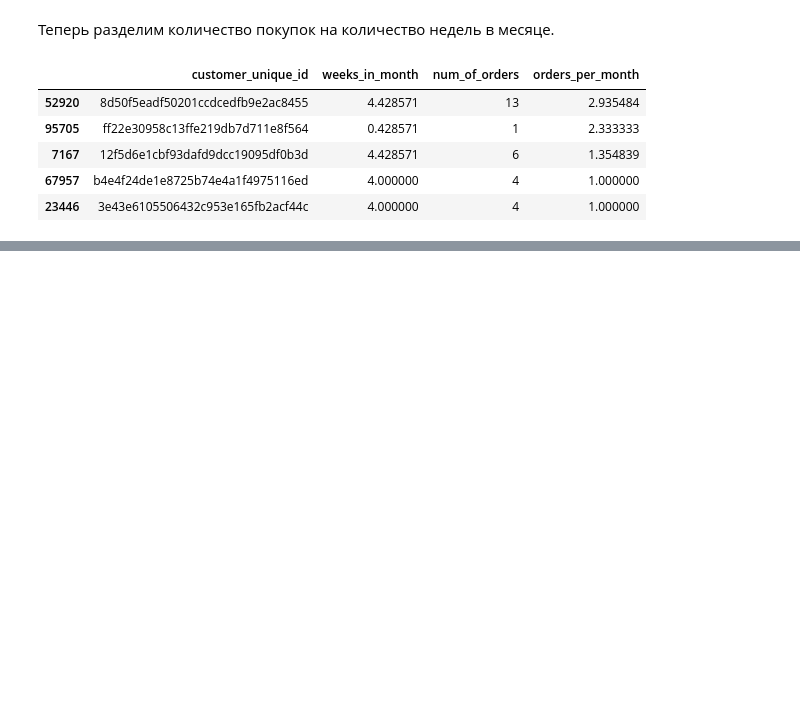
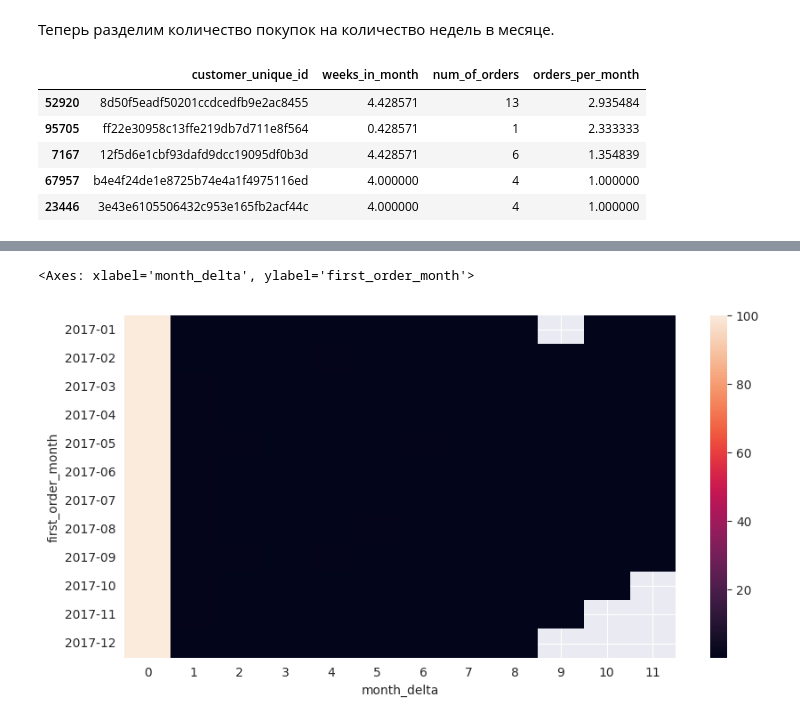
Before and after one commit to Terkinsss/karpov_courses_intermediate_project, a Jupyter notebook: Project.ipynb, the cells around one changed output, grey strips where cells are left out. Drawn from its saved outputs; the diff is of its cells as text; code cells hidden in the pictures; blank space fills up the shorter version.

```diff
--- a/Project.ipynb
+++ b/Project.ipynb
@@ -575,0 +685,8 @@ num_of_orders.sort_values('orders_per_month', ascending=False).head()
+# %%
+cohort_user_start_period = (cohort_uniq_users[cohort_uniq_users['month_delta']
+                        == 0][['first_order_month', 'amount_unique_customers']]
+                        .rename(columns={'amount_unique_customers':
+                                             'customer_start_period'}))
+cohort_uniq_users = (cohort_uniq_users
+                     .merge(cohort_user_start_period,
+                            how='left', on='first_order_month'))
@@ -575,0 +704,6 @@ num_of_orders.sort_values('orders_per_month', ascending=False).head()
+# %%
+cohort_uniq_users['retention'] = (
+                                (cohort_uniq_users['amount_unique_customers'] /
+                                cohort_uniq_users['customer_start_period']
+                                * 100).round(2)
+                                )
@@ -575,0 +712,6 @@ num_of_orders.sort_values('orders_per_month', ascending=False).head()
+# %%
+cohort_uniq_users = (cohort_uniq_users[(cohort_uniq_users['first_order_month']
+                      .between("2017-01", "2017-12"))
+                      & (cohort_uniq_users['month_delta'] < 12)])
+
+cohort_uniq_users.head()
@@ -575,0 +727,3 @@ num_of_orders.sort_values('orders_per_month', ascending=False).head()
+# %%
+pivot_t = cohort_uniq_users.pivot(index='first_order_month', columns = 'month_delta', values = 'retention')
+pivot_t
@@ -575,0 +745,5 @@ num_of_orders.sort_values('orders_per_month', ascending=False).head()
+# %%
+sns.heatmap(pivot_t)
+# %% [output]
+<Axes: xlabel='month_delta', ylabel='first_order_month'>
+[figure, added]
```
Also changed, not shown: parts of 26 cells of this notebook.
